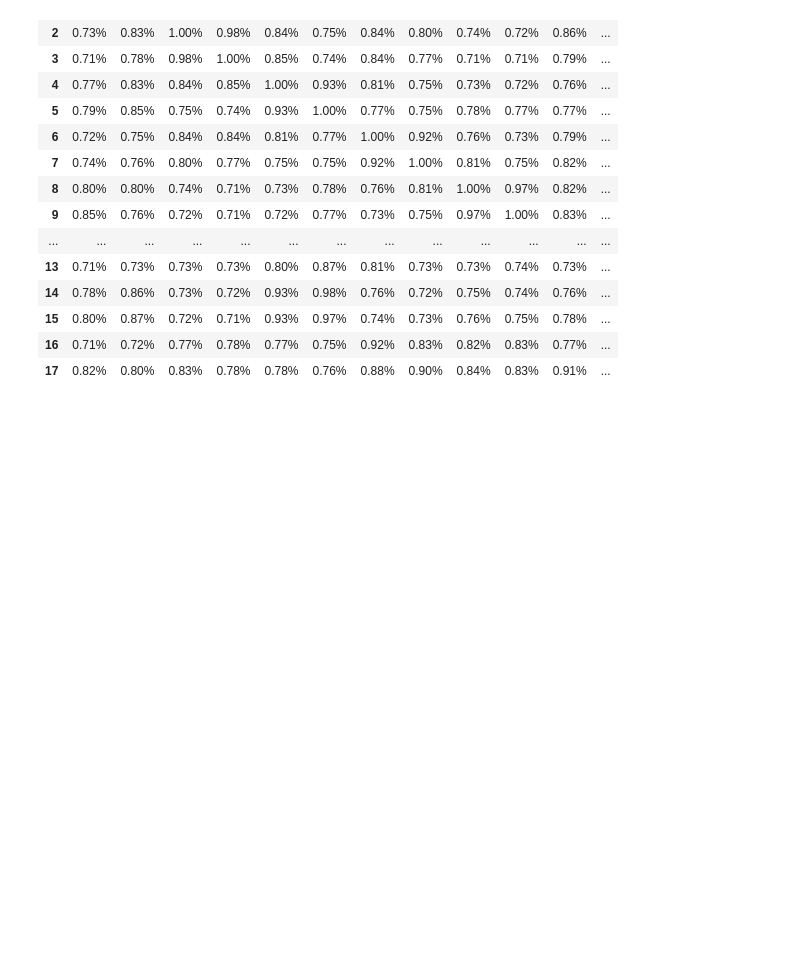
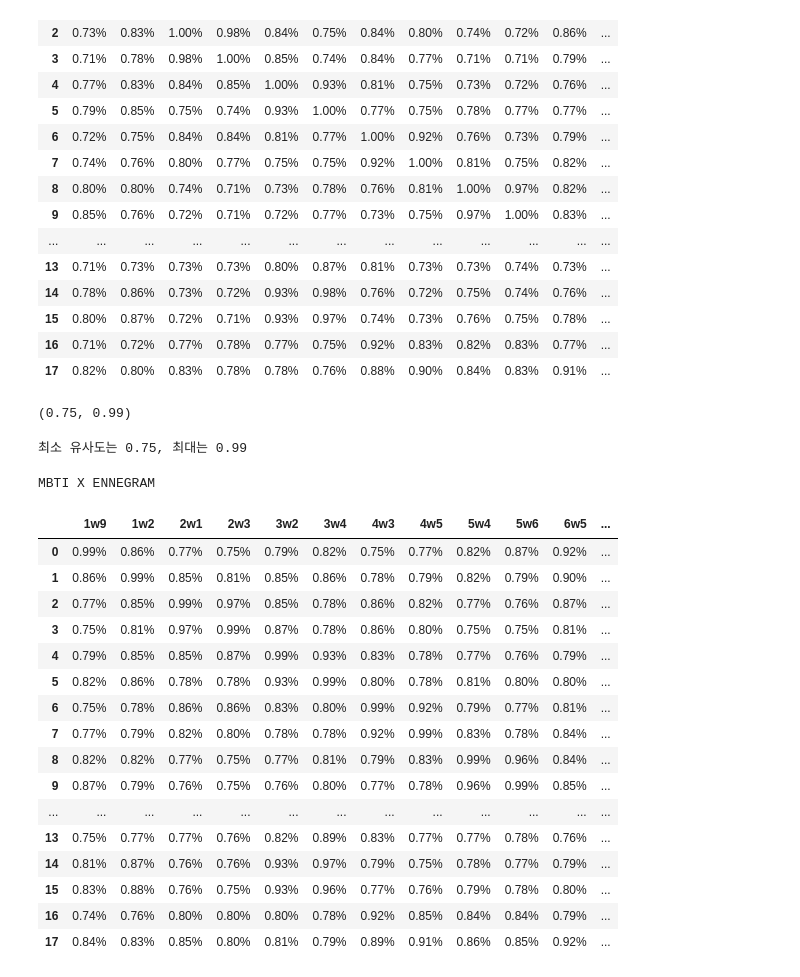
Before and after one commit to boostcampaitech4lv23recsys2/level3_productserving-level3-recsys-08, a Jupyter notebook: Data/DataProcessing/MBTI_X_Enneagram_18x18_matrix.ipynb, the cells around one changed output. Drawn from its saved outputs; the diff is of its cells as text; code cells hidden in the pictures; blank space fills up the shorter version.

```diff
--- a/Data/DataProcessing/MBTI_X_Enneagram_18x18_matrix.ipynb
+++ b/Data/DataProcessing/MBTI_X_Enneagram_18x18_matrix.ipynb
@@ -335,3 +337,39 @@ MBTI X ENNEGRAM
 | 17 | 0.82% | 0.80% | 0.83% | 0.78% | 0.78% | 0.76% | 0.88% | 0.90% | 0.84% | 0.83% | 0.91% | ... |
 # %%
 processed_sim_df.to_pickle('/opt/ml/project/Utils/Pickle/enneagram_similarity_07.pickle')
+# %%
+k=0.75
+j=1/(1-k)
+k,k+(1/j)-.01
+# %% [output]
+(0.75, 0.99)
+# %%
+print(f"최소 유사도는 {k}, 최대는 {k+(1/j)-.01}")
+
+processed_sim_df = sim_df.applymap(lambda x: k+(x/j)-.01)
+
+processed_sim_df.style.background_gradient(
+    cmap=sns.color_palette("Blues", as_cmap=True), low=0, high=0, axis=1, subset=sim_df.columns
+).format("{:.2f}%").set_properties(
+    **{'font-size': '10pt', 'font-weight': 'bold', 'border-color': 'black', 'border-width': '0.3px'}
+).set_caption('MBTI X ENNEGRAM')
+# %% [output]
+최소 유사도는 0.75, 최대는 0.99
+MBTI X ENNEGRAM
+|  | 1w9 | 1w2 | 2w1 | 2w3 | 3w2 | 3w4 | 4w3 | 4w5 | 5w4 | 5w6 | 6w5 | ... |
+| 0 | 0.99% | 0.86% | 0.77% | 0.75% | 0.79% | 0.82% | 0.75% | 0.77% | 0.82% | 0.87% | 0.92% | ... |
+| 1 | 0.86% | 0.99% | 0.85% | 0.81% | 0.85% | 0.86% | 0.78% | 0.79% | 0.82% | 0.79% | 0.90% | ... |
+| 2 | 0.77% | 0.85% | 0.99% | 0.97% | 0.85% | 0.78% | 0.86% | 0.82% | 0.77% | 0.76% | 0.87% | ... |
+| 3 | 0.75% | 0.81% | 0.97% | 0.99% | 0.87% | 0.78% | 0.86% | 0.80% | 0.75% | 0.75% | 0.81% | ... |
+| 4 | 0.79% | 0.85% | 0.85% | 0.87% | 0.99% | 0.93% | 0.83% | 0.78% | 0.77% | 0.76% | 0.79% | ... |
+| 5 | 0.82% | 0.86% | 0.78% | 0.78% | 0.93% | 0.99% | 0.80% | 0.78% | 0.81% | 0.80% | 0.80% | ... |
+| 6 | 0.75% | 0.78% | 0.86% | 0.86% | 0.83% | 0.80% | 0.99% | 0.92% | 0.79% | 0.77% | 0.81% | ... |
+| 7 | 0.77% | 0.79% | 0.82% | 0.80% | 0.78% | 0.78% | 0.92% | 0.99% | 0.83% | 0.78% | 0.84% | ... |
+| 8 | 0.82% | 0.82% | 0.77% | 0.75% | 0.77% | 0.81% | 0.79% | 0.83% | 0.99% | 0.96% | 0.84% | ... |
+| 9 | 0.87% | 0.79% | 0.76% | 0.75% | 0.76% | 0.80% | 0.77% | 0.78% | 0.96% | 0.99% | 0.85% | ... |
+| ... | ... | ... | ... | ... | ... | ... | ... | ... | ... | ... | ... | ... |
+| 13 | 0.75% | 0.77% | 0.77% | 0.76% | 0.82% | 0.89% | 0.83% | 0.77% | 0.77% | 0.78% | 0.76% | ... |
+| 14 | 0.81% | 0.87% | 0.76% | 0.76% | 0.93% | 0.97% | 0.79% | 0.75% | 0.78% | 0.77% | 0.79% | ... |
+| 15 | 0.83% | 0.88% | 0.76% | 0.75% | 0.93% | 0.96% | 0.77% | 0.76% | 0.79% | 0.78% | 0.80% | ... |
+| 16 | 0.74% | 0.76% | 0.80% | 0.80% | 0.80% | 0.78% | 0.92% | 0.85% | 0.84% | 0.84% | 0.79% | ... |
+| 17 | 0.84% | 0.83% | 0.85% | 0.80% | 0.81% | 0.79% | 0.89% | 0.91% | 0.86% | 0.85% | 0.92% | ... |
```
Also changed, not shown: parts of 2 cells of this notebook, 1 other file.
